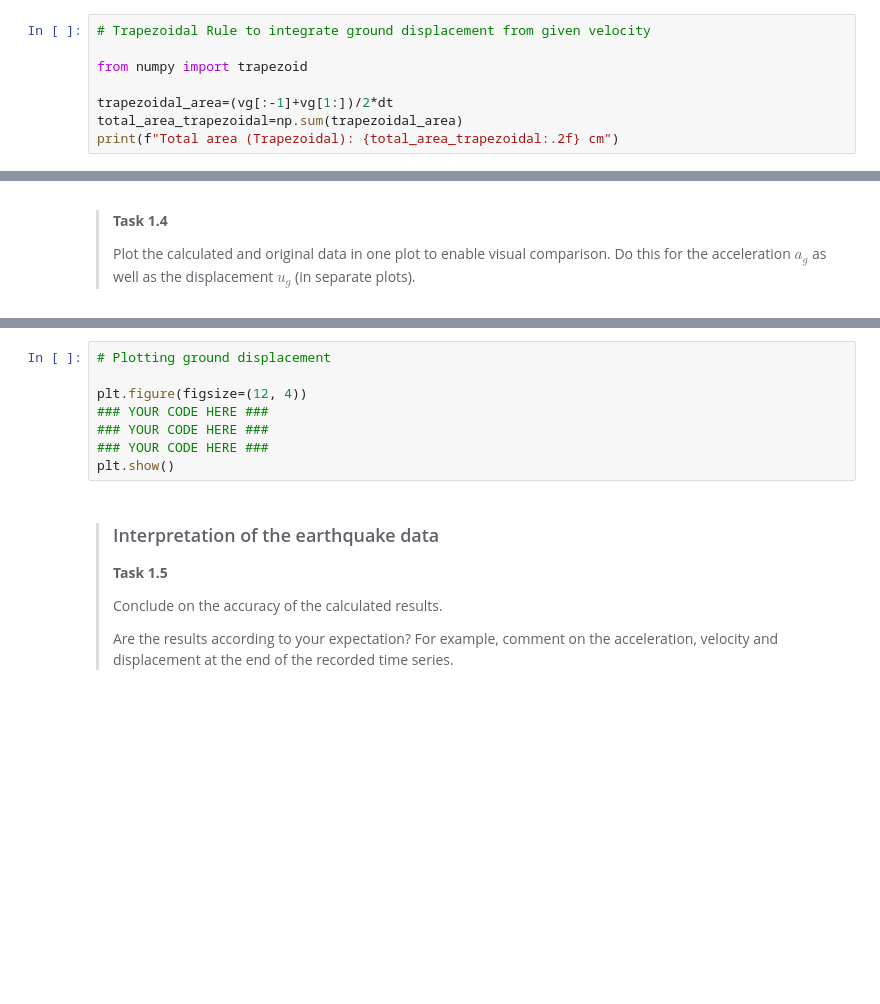
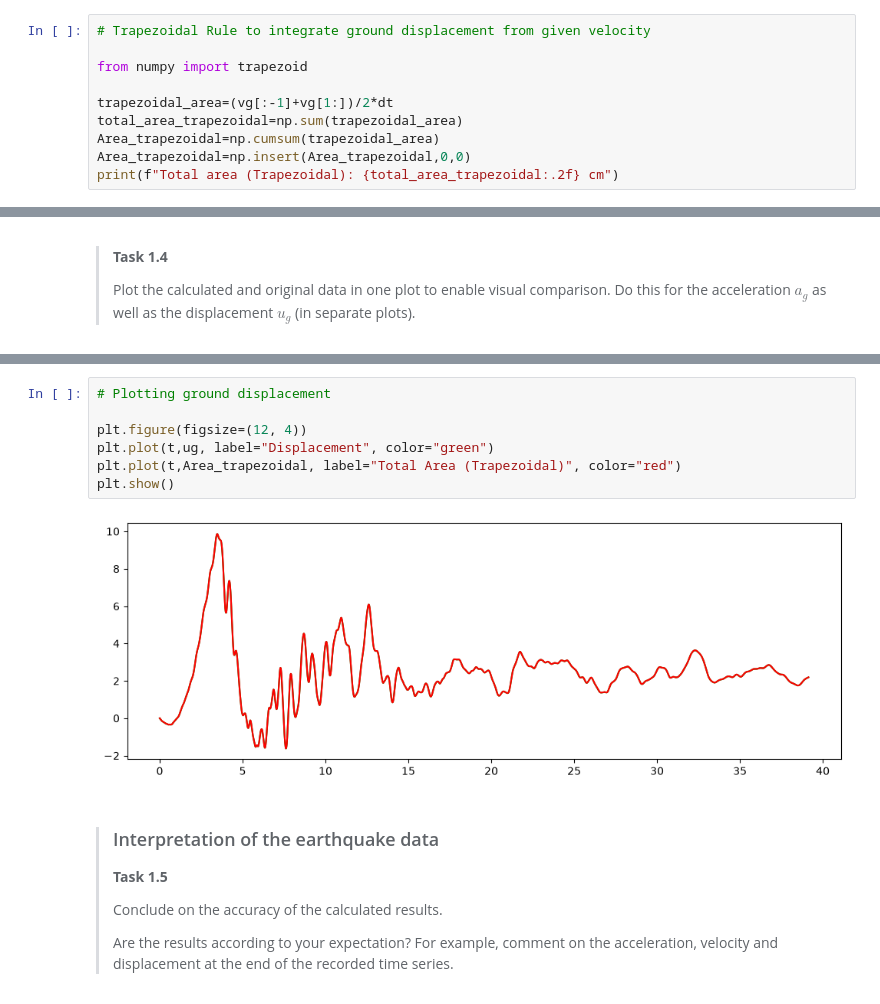
Before and after one commit to LorenzoBellunato/GA1.2, a Jupyter notebook: all_files_GA_1_2/1Ddynamics.ipynb, the cells around one changed output, grey strips where cells are left out. Saved outputs shown, nothing was run; the diff lists cells and outputs as text; blank space fills up the shorter version.

```diff
--- a/all_files_GA_1_2/1Ddynamics.ipynb
+++ b/all_files_GA_1_2/1Ddynamics.ipynb
@@ -134,6 +136,8 @@ from numpy import trapezoid
 
 trapezoidal_area=(vg[:-1]+vg[1:])/2*dt
 total_area_trapezoidal=np.sum(trapezoidal_area)
+Area_trapezoidal=np.cumsum(trapezoidal_area)
+Area_trapezoidal=np.insert(Area_trapezoidal,0,0)
 print(f"Total area (Trapezoidal): {total_area_trapezoidal:.2f} cm")
 # %% [output]
 Total area (Trapezoidal): 2.19 cm
@@ -159,11 +164,12 @@ plt.show()
-# %%
-# Plotting ground displacement
-
-plt.figure(figsize=(12, 4))
-### YOUR CODE HERE ###
-### YOUR CODE HERE ###
-### YOUR CODE HERE ###
-plt.show()
+# %%
+# Plotting ground displacement
+
+plt.figure(figsize=(12, 4))
+plt.plot(t,ug, label="Displacement", color="green")
+plt.plot(t,Area_trapezoidal, label="Total Area (Trapezoidal)", color="red")
+plt.show()
+# %% [output]
+[figure, added]
 # %% [markdown]
 >### Interpretation of the earthquake data
 >
```
Also changed, not shown: parts of 2 cells of this notebook.
